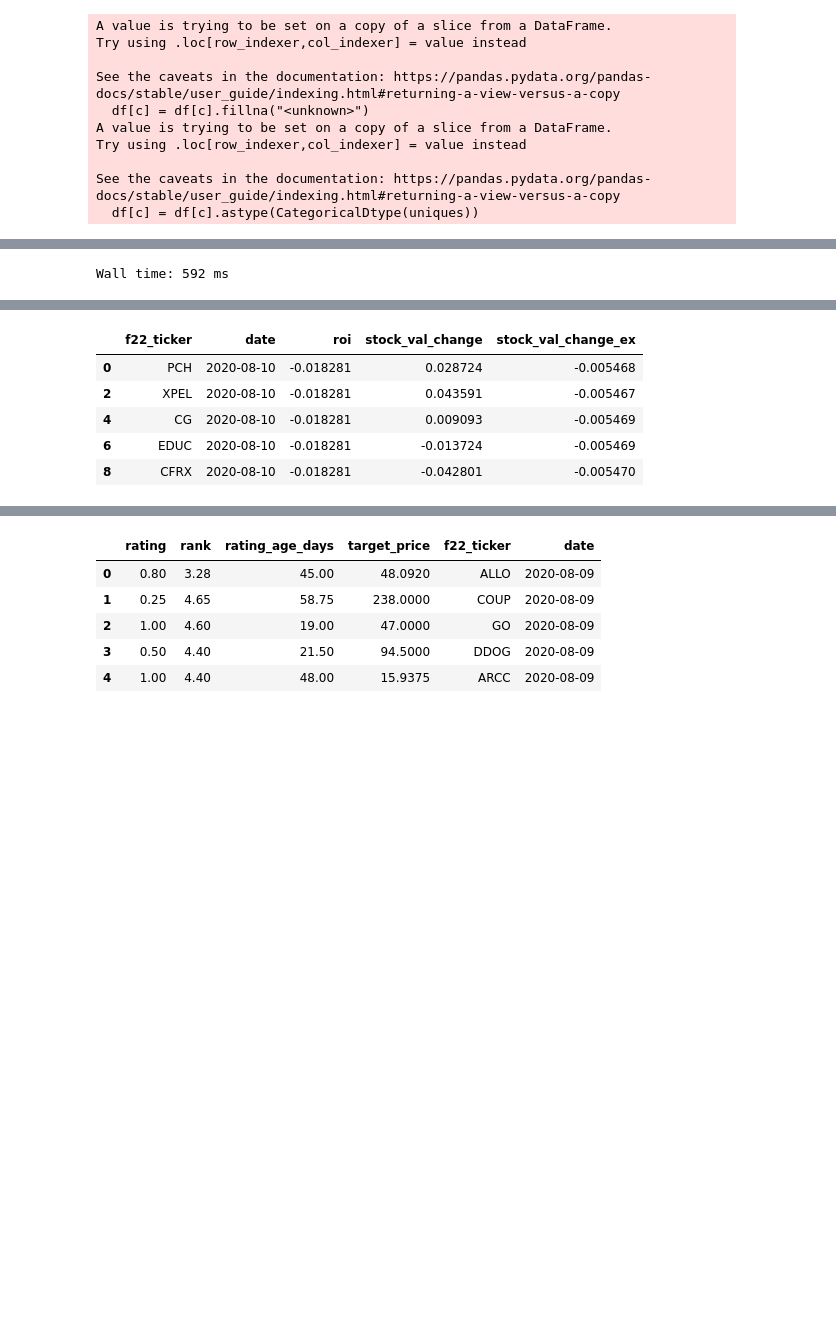
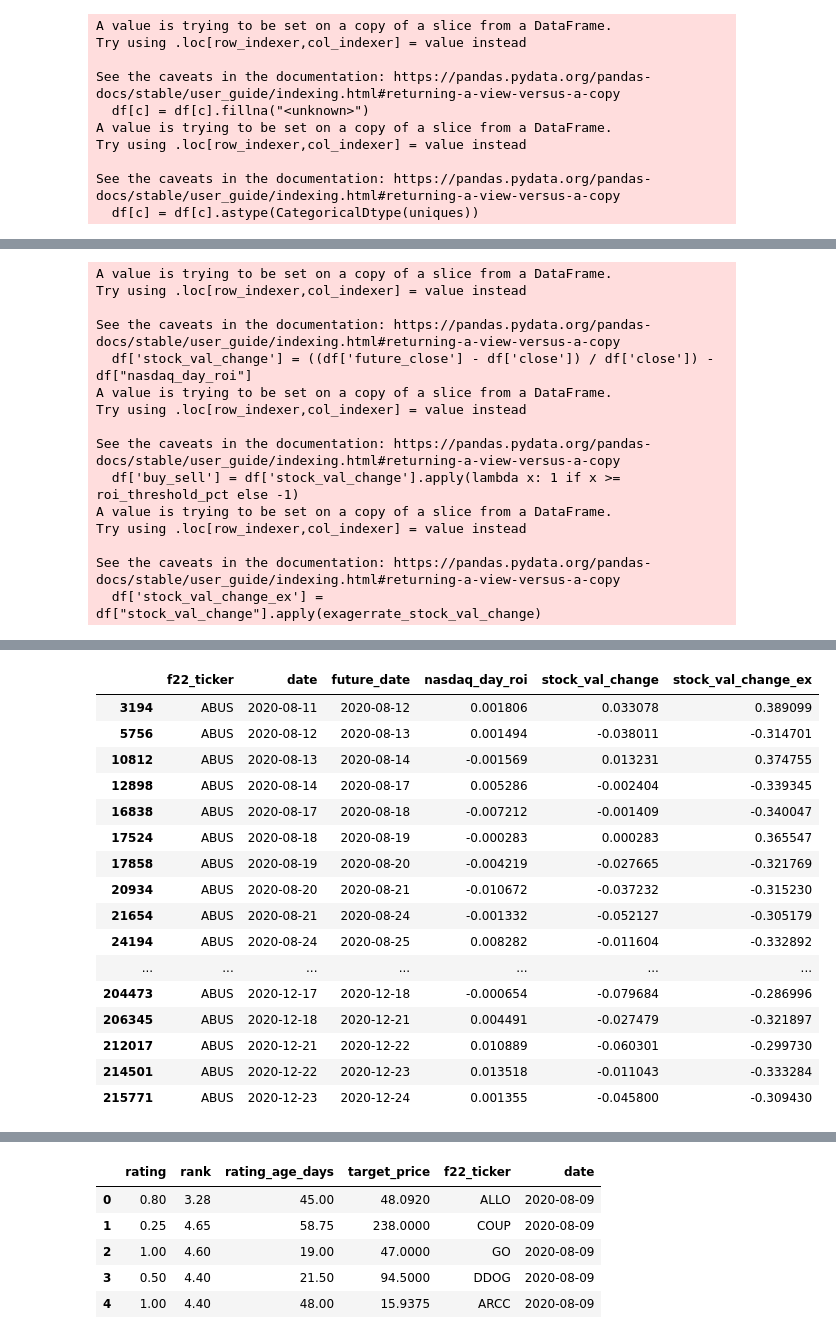
Before and after one commit to fletch22/alpha_media_signal, a Jupyter notebook: ams/notebooks/twitter/4-twitter_ml.ipynb, the cells around one changed output, grey strips where cells are left out. Cells and saved outputs as stored; diff of their text form; code cells hidden in the pictures; blank space fills up the shorter version.

```diff
--- a/ams/notebooks/twitter/4-twitter_ml.ipynb
+++ b/ams/notebooks/twitter/4-twitter_ml.ipynb
@@ -38,7 +38,7 @@ twitter_folder = 'twitter'
 
 tr_file_path = Path(constants.TWITTER_OUTPUT_RAW_PATH, "tip_ranked", "main", "tip_rank_2020-12-14_22-48-27-354.17.parquet")
 
-learning_prep_dir = Path(constants.DATA_PATH, twitter_folder, "learning_prep_drop", "lpd_2020-12-06_14-00-19-584.44")
+learning_prep_dir = Path(constants.DATA_PATH, twitter_folder, "great_reduction", "main")
 # learning_prep_dir = Path(constants.DATA_PATH, twitter_folder, "learning_prep_drop", "lpd")
 
 file_paths = file_services.list_files(parent_path=learning_prep_dir, ends_with=".parquet", use_dir_recursion=True)
@@ -76,17 +46,11 @@ Wall time: 0 ns
 %%time
 
 all_dfs = []
-
 for f in file_paths:
     df = pd.read_parquet(f)
-
-    df_reduced = group_and_reduce(df=df)
-#     df = df.sample(frac=fraction)
-    all_dfs.append(df_reduced)
-
+    all_dfs.append(df)
 
 df_twitter_raw = pd.concat(all_dfs, axis=0)
-df_twitter_raw = group_and_reduce(df=df_twitter_raw)
 
 max_date = df_twitter_raw["date"].max()
 print(f"Max date: {max_date}")
@@ -123,7 +88,7 @@ Wall time: 3.33 s
 # %%
 %%time
 df_twitter = df_booled
-del df_booled
+
 def coerce_convert_to_numeric(df: pd.DataFrame, col: str):
     df[col] = pd.to_numeric(df[col], errors='coerce')
     df[col] = df[col].fillna(0)
@@ -133,7 +98,7 @@ df_twitter = coerce_convert_to_numeric(df=df_twitter, col="user_followers_count"
 df_twitter = coerce_convert_to_numeric(df=df_twitter, col="f22_sentiment_compound")
 df_twitter = coerce_convert_to_numeric(df=df_twitter, col="f22_compound_score")
 
-df_stock_data = twitter_service.get_stock_data_for_twitter_companies(df_tweets=df_twitter, num_days_in_future=5)
+df_stock_data = twitter_service.get_stock_data_for_twitter_companies(df_tweets=df_twitter, num_days_in_future=1)
 
 print(df_twitter["date"].max())
 print(df_stock_data.shape[0])
@@ -309,6 +261,5 @@ Wall time: 12.9 s
 # %%
-df_roi_nasdaq = pd.read_parquet(constants.DAILY_ROI_NASDAQ_PATH)
+df_roi_nasdaq = pd.read_parquet(str(constants.DAILY_ROI_NASDAQ_PATH))
+df_roi_nasdaq = df_roi_nasdaq.rename(columns={"roi": "nasdaq_day_roi"})
 
 df_roi_win = pd.merge(df_roi_nasdaq, df_days_of, on=["date"], how="right")
-
-df_roi_win.head()
@@ -323,9 +276,23 @@ df_roi_win.head()
 # %%
 %%time
+df_dd = df_roi_win.drop_duplicates(subset=["f22_ticker", "date"])
 
-df_thin_rabbit = twitter_service.add_buy_sell(df=df_roi_win)
-# del df_days_of
+df_thin_rabbit = twitter_service.add_buy_sell(df=df_dd)
 
-df_thin_rabbit.drop_duplicates(subset=["f22_ticker", "date", "roi"])[["f22_ticker", "date", "roi", "stock_val_change", "stock_val_change_ex"]].head()
+df_thin_rabbit[["f22_ticker", "date", "future_date", "nasdaq_day_roi", "stock_val_change", "stock_val_change_ex"]][df_thin_rabbit["f22_ticker"] == "ABUS"].head(125)
 # %% [output]
-Wall time: 592 ms
+A value is trying to be set on a copy of a slice from a DataFrame.
+Try using .loc[row_indexer,col_indexer] = value instead
+
+See the caveats in the documentation: https://pandas.pydata.org/pandas-docs/stable/user_guide/indexing.html#returning-a-view-versus-a-copy
+  df['stock_val_change'] = ((df['future_close'] - df['close']) / df['close']) - df["nasdaq_day_roi"]
+A value is trying to be set on a copy of a slice from a DataFrame.
+Try using .loc[row_indexer,col_indexer] = value instead
+
+See the caveats in the documentation: https://pandas.pydata.org/pandas-docs/stable/user_guide/indexing.html#returning-a-view-versus-a-copy
+  df['buy_sell'] = df['stock_val_change'].apply(lambda x: 1 if x >= roi_threshold_pct else -1)
+A value is trying to be set on a copy of a slice from a DataFrame.
+Try using .loc[row_indexer,col_indexer] = value instead
+
+See the caveats in the documentation: https://pandas.pydata.org/pandas-docs/stable/user_guide/indexing.html#returning-a-view-versus-a-copy
+  df['stock_val_change_ex'] = df["stock_val_change"].apply(exagerrate_stock_val_change)
@@ -332,9 +300,20 @@ Wall time: 592 ms
-|  | f22_ticker | date | roi | stock_val_change | stock_val_change_ex |
-| 0 | PCH | 2020-08-10 | -0.018281 | 0.028724 | -0.005468 |
-| 2 | XPEL | 2020-08-10 | -0.018281 | 0.043591 | -0.005467 |
-| 4 | CG | 2020-08-10 | -0.018281 | 0.009093 | -0.005469 |
-| 6 | EDUC | 2020-08-10 | -0.018281 | -0.013724 | -0.005469 |
-| 8 | CFRX | 2020-08-10 | -0.018281 | -0.042801 | -0.005470 |
+|  | f22_ticker | date | future_date | nasdaq_day_roi | stock_val_change | stock_val_change_ex |
+| 3194 | ABUS | 2020-08-11 | 2020-08-12 | 0.001806 | 0.033078 | 0.389099 |
+| 5756 | ABUS | 2020-08-12 | 2020-08-13 | 0.001494 | -0.038011 | -0.314701 |
+| 10812 | ABUS | 2020-08-13 | 2020-08-14 | -0.001569 | 0.013231 | 0.374755 |
+| 12898 | ABUS | 2020-08-14 | 2020-08-17 | 0.005286 | -0.002404 | -0.339345 |
+| 16838 | ABUS | 2020-08-17 | 2020-08-18 | -0.007212 | -0.001409 | -0.340047 |
+| 17524 | ABUS | 2020-08-18 | 2020-08-19 | -0.000283 | 0.000283 | 0.365547 |
+| 17858 | ABUS | 2020-08-19 | 2020-08-20 | -0.004219 | -0.027665 | -0.321769 |
+| 20934 | ABUS | 2020-08-20 | 2020-08-21 | -0.010672 | -0.037232 | -0.315230 |
+| 21654 | ABUS | 2020-08-21 | 2020-08-24 | -0.001332 | -0.052127 | -0.305179 |
+| 24194 | ABUS | 2020-08-24 | 2020-08-25 | 0.008282 | -0.011604 | -0.332892 |
+| ... | ... | ... | ... | ... | ... | ... |
+| 204473 | ABUS | 2020-12-17 | 2020-12-18 | -0.000654 | -0.079684 | -0.286996 |
+| 206345 | ABUS | 2020-12-18 | 2020-12-21 | 0.004491 | -0.027479 | -0.321897 |
+| 212017 | ABUS | 2020-12-21 | 2020-12-22 | 0.010889 | -0.060301 | -0.299730 |
+| 214501 | ABUS | 2020-12-22 | 2020-12-23 | 0.013518 | -0.011043 | -0.333284 |
+| 215771 | ABUS | 2020-12-23 | 2020-12-24 | 0.001355 | -0.045800 | -0.309430 |
 # %%
 df_thin_rabbit["original_close_price"] = df_thin_rabbit["close"]
 df_thin_rabbit["date"].max()
```
Also changed, not shown: parts of 36 cells of this notebook, 29 other files.
